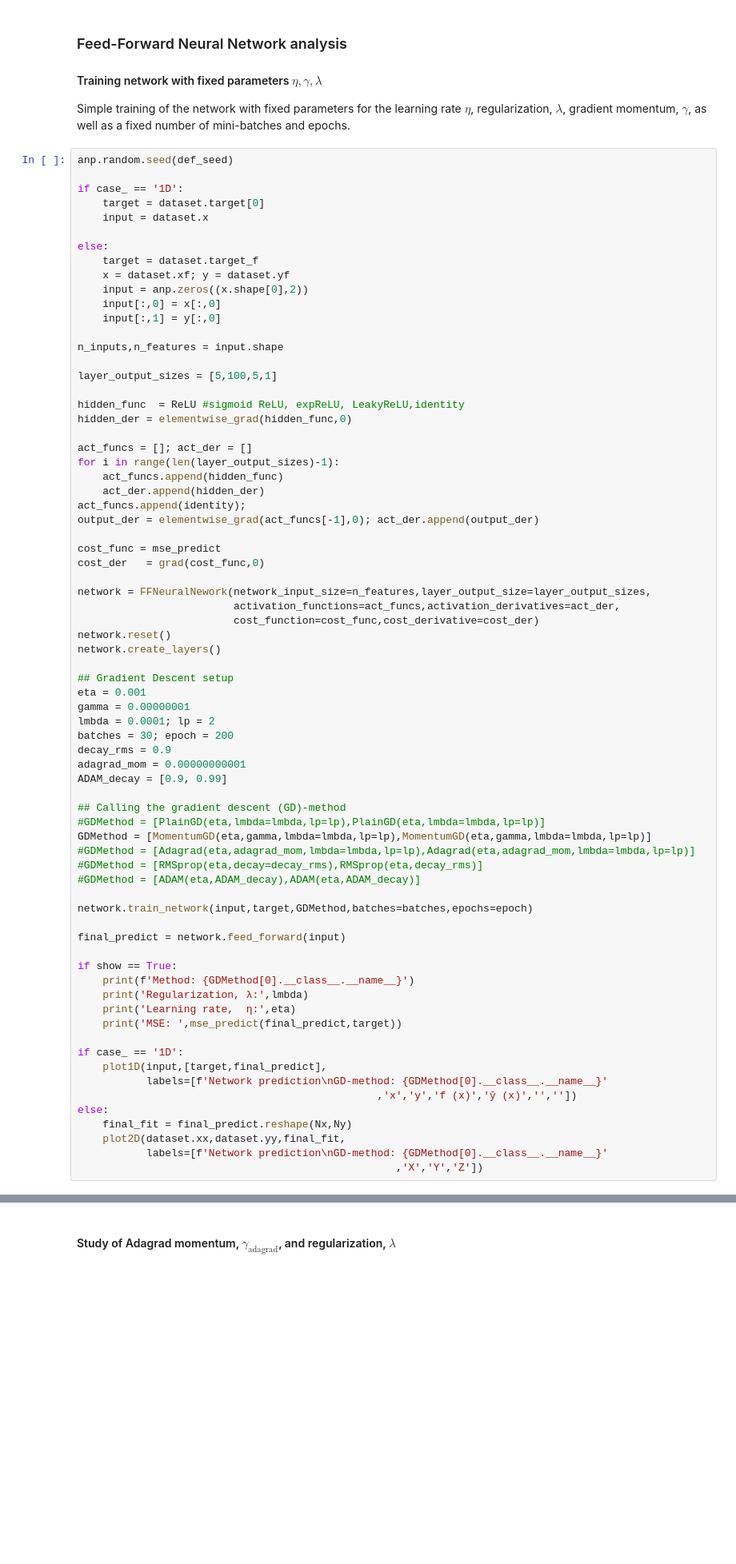
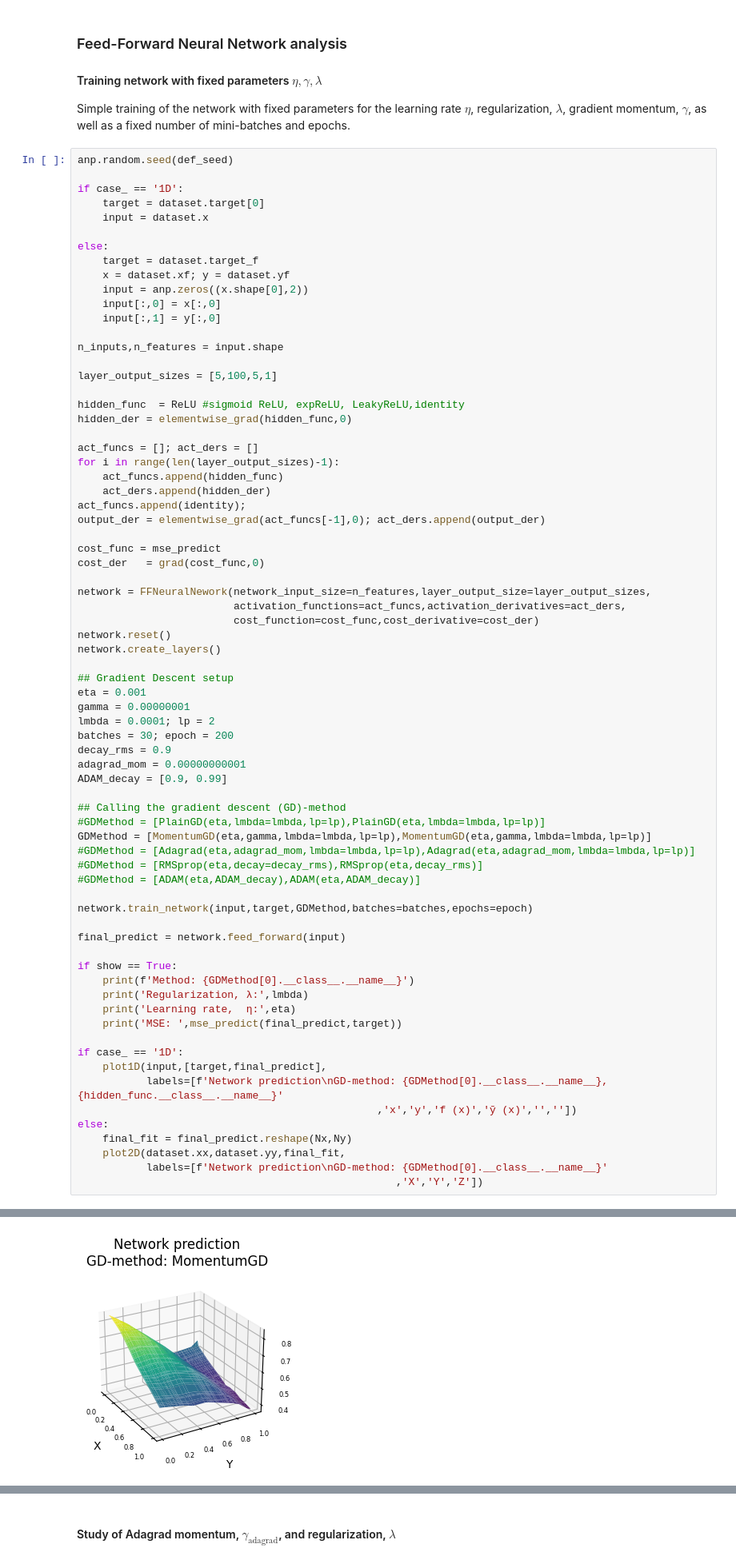
Before and after one commit to andersthorstadboe/project-2-fys-stk4155-ffneural-network, a Jupyter notebook: 01-main/project-02-FFNN.ipynb, the cells around one changed output, grey strips where cells are left out. Shown at 80% size. Drawn from its saved outputs; the diff is of its cells as text; blank space fills up the shorter version.

```diff
--- a/01-main/project-02-FFNN.ipynb
+++ b/01-main/project-02-FFNN.ipynb
@@ -68,18 +70,18 @@ layer_output_sizes = [5,100,5,1]
 hidden_func  = ReLU #sigmoid ReLU, expReLU, LeakyReLU,identity
 hidden_der = elementwise_grad(hidden_func,0)
 
-act_funcs = []; act_der = []
+act_funcs = []; act_ders = []
 for i in range(len(layer_output_sizes)-1):
     act_funcs.append(hidden_func)
-    act_der.append(hidden_der)
+    act_ders.append(hidden_der)
 act_funcs.append(identity);
-output_der = elementwise_grad(act_funcs[-1],0); act_der.append(output_der)
+output_der = elementwise_grad(act_funcs[-1],0); act_ders.append(output_der)
 
 cost_func = mse_predict
 cost_der   = grad(cost_func,0)
 
 network = FFNeuralNework(network_input_size=n_features,layer_output_size=layer_output_sizes,
-                         activation_functions=act_funcs,activation_derivatives=act_der,
+                         activation_functions=act_funcs,activation_derivatives=act_ders,
                          cost_function=cost_func,cost_derivative=cost_der)
 network.reset()
 network.create_layers()
@@ -112,10 +114,11 @@ if show == True:
 
 if case_ == '1D':
     plot1D(input,[target,final_predict],
-           labels=[f'Network prediction\nGD-method: {GDMethod[0].__class__.__name__}'
+           labels=[f'Network prediction\nGD-method: {GDMethod[0].__class__.__name__}, {hidden_func.__class__.__name__}'
                                                 ,'x','y','f (x)','ỹ (x)','',''])
 else:
     final_fit = final_predict.reshape(Nx,Ny)
     plot2D(dataset.xx,dataset.yy,final_fit,
            labels=[f'Network prediction\nGD-method: {GDMethod[0].__class__.__name__}'
                                                    ,'X','Y','Z'])
+# %% [output]
@@ -122,3 +129,4 @@ else:
+[figure, added]
 # %% [markdown]
 #### Study of regularization, $\lambda$ vs. learning rate, $\eta$
 Keeping the gradient descent momentum, $\gamma$, number of mini-batches and epochs fixed, this shows the training of the network with different values for the learning rate, $\eta$, and regularization term, $\lambda$. The `PlainGD`-method is a regularized stochastic gradient descent method if $\lambda = 0$, where the regularization order is set with the `lp`-keyword. The same holds for the `MomentumGD`-method.
```
Also changed, not shown: parts of 6 cells of this notebook, 7 other files.
